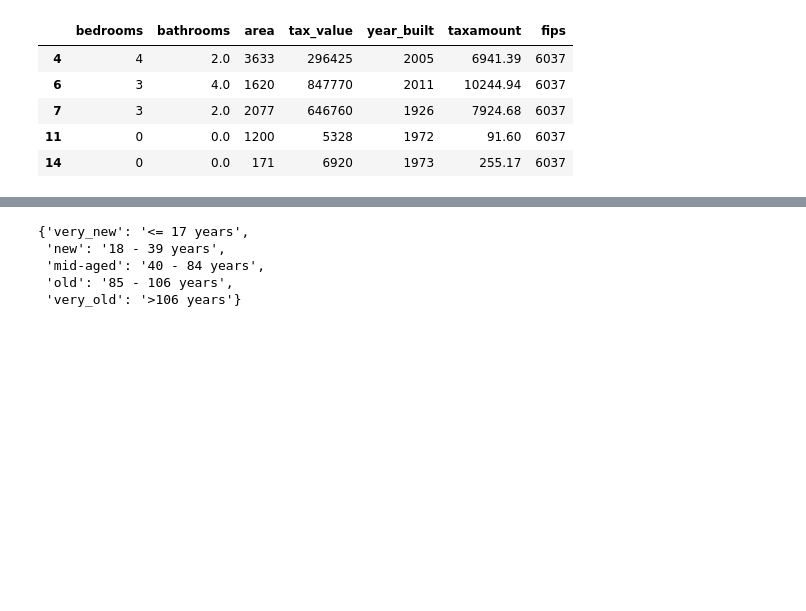
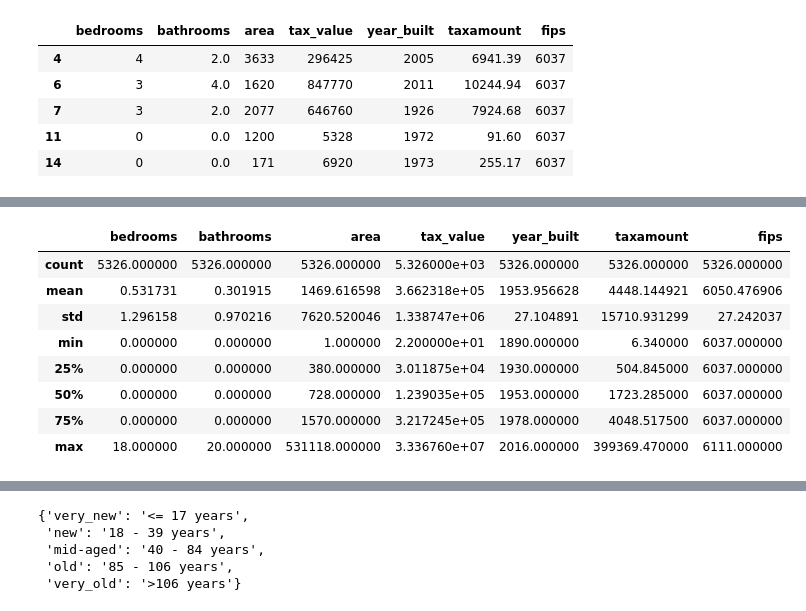
Before and after one commit to Jonathan-Garcia1/regression-exercises, a Jupyter notebook: features_zillow.ipynb, the cells around one changed output, grey strips where cells are left out. Drawn from its saved outputs; the diff is of its cells as text; code cells hidden in the pictures; blank space fills up the shorter version.

```diff
--- a/features_zillow.ipynb
+++ b/features_zillow.ipynb
@@ -30,0 +116,5 @@ df.head()
+# %%
+# Assuming your original DataFrame is named 'df'
+# Create a new DataFrame containing rows with 'bedrooms' or 'bathrooms' equal to 0
+df_zeros = df[(df['bedrooms'] == 0) | (df['bathrooms'] == 0)]
+df_zeros.head()
@@ -30,0 +128,12 @@ df.head()
+# %%
+df_zeros.describe()
+# %% [output]
+|  | bedrooms | bathrooms | area | tax_value | year_built | taxamount | fips |
+| count | 5326.000000 | 5326.000000 | 5326.000000 | 5.326000e+03 | 5326.000000 | 5326.000000 | 5326.000000 |
+| mean | 0.531731 | 0.301915 | 1469.616598 | 3.662318e+05 | 1953.956628 | 4448.144921 | 6050.476906 |
+| std | 1.296158 | 0.970216 | 7620.520046 | 1.338747e+06 | 27.104891 | 15710.931299 | 27.242037 |
+| min | 0.000000 | 0.000000 | 1.000000 | 2.200000e+01 | 1890.000000 | 6.340000 | 6037.000000 |
+| 25% | 0.000000 | 0.000000 | 380.000000 | 3.011875e+04 | 1930.000000 | 504.845000 | 6037.000000 |
+| 50% | 0.000000 | 0.000000 | 728.000000 | 1.239035e+05 | 1953.000000 | 1723.285000 | 6037.000000 |
+| 75% | 0.000000 | 0.000000 | 1570.000000 | 3.217245e+05 | 1978.000000 | 4048.517500 | 6037.000000 |
+| max | 18.000000 | 20.000000 | 531118.000000 | 3.336760e+07 | 2016.000000 | 399369.470000 | 6111.000000 |
```
Also changed, not shown: parts of 21 cells of this notebook, 2 other files.
